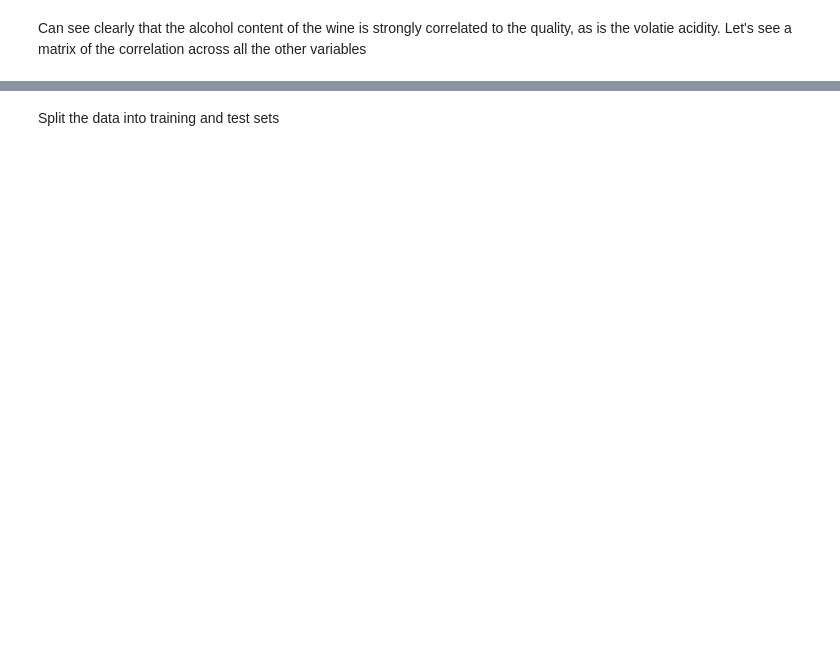
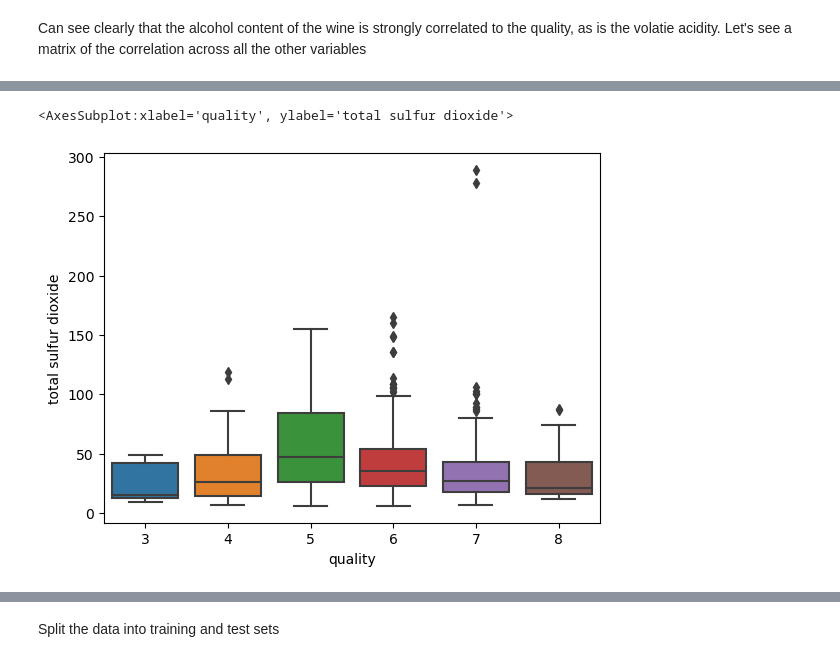
Before and after one commit to AlexPorter0/wine_prediction_model, a Jupyter notebook: Wine Quality Regression Model.ipynb, the cells around one changed output, grey strips where cells are left out. Drawn from its saved outputs; the diff is of its cells as text; code cells hidden in the pictures; blank space fills up the shorter version.

```diff
--- a/Wine Quality Regression Model.ipynb
+++ b/Wine Quality Regression Model.ipynb
@@ -157,0 +245,6 @@ As you can see from the histograms above that the alcohol and sulphates variable
+# %%
+# Quality vs total sulfur dioxide
+sns.boxplot(data=cleaned_red_wine_data, x='quality', y='total sulfur dioxide')
+# %% [output]
+<AxesSubplot:xlabel='quality', ylabel='total sulfur dioxide'>
+[figure, added]
```
Also changed, not shown: parts of 96 cells of this notebook.
